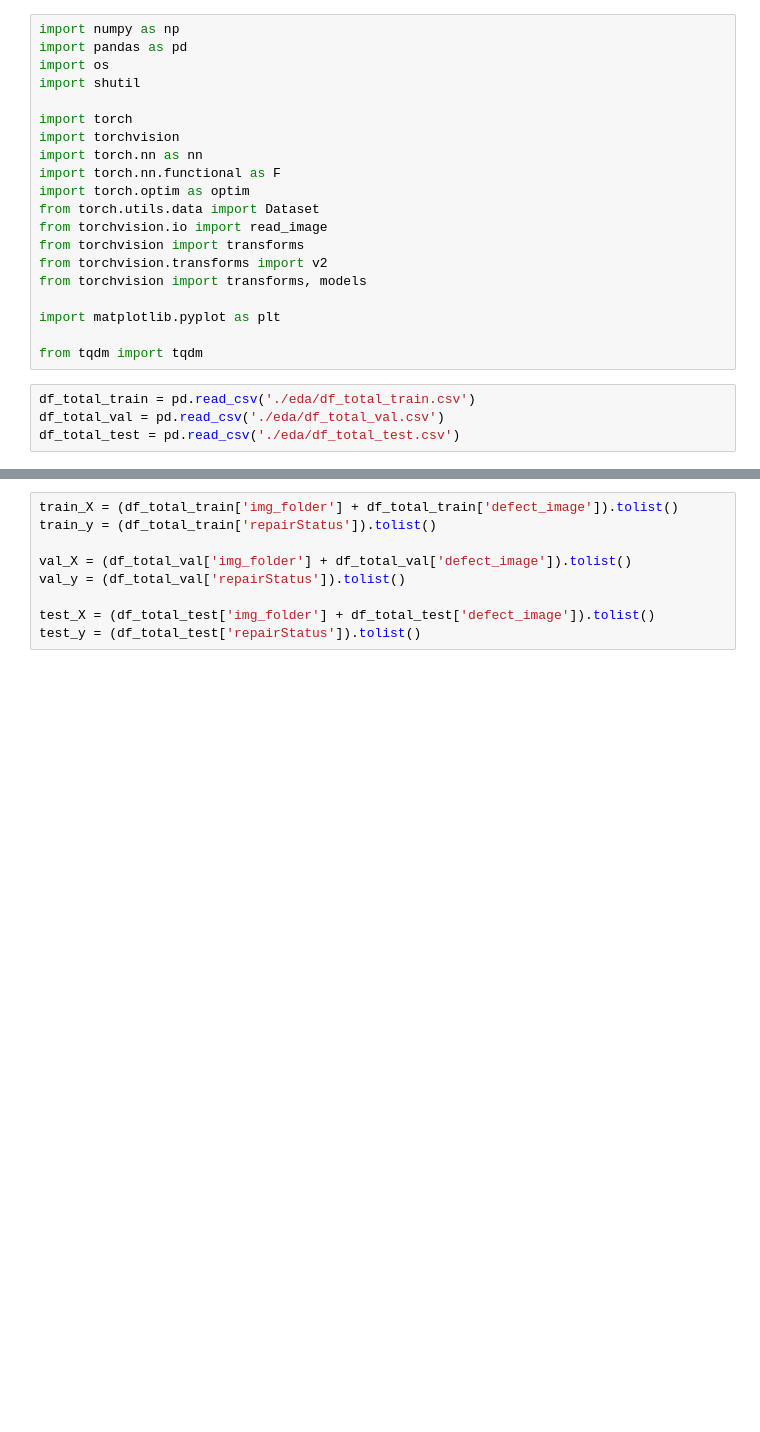
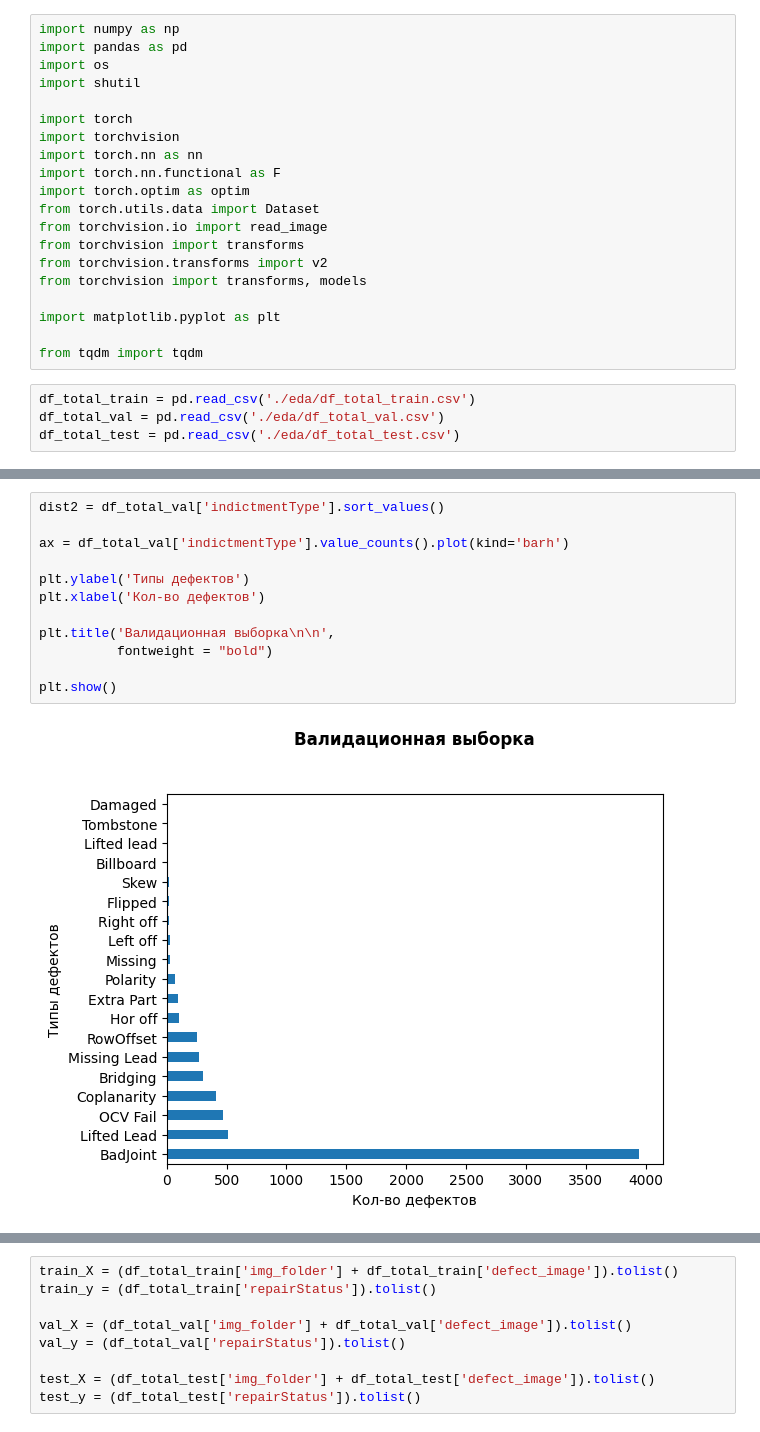
Before and after one commit to ITeaCoffeeSky/ML-services_PCBA, a Jupyter notebook: model/model.ipynb, the cells around one changed output, grey strips where cells are left out. Drawn from its saved outputs; the diff is of its cells as text; blank space fills up the shorter version.

```diff
--- a/model/model.ipynb
+++ b/model/model.ipynb
@@ -24,0 +40,14 @@ df_total_test = pd.read_csv('./eda/df_total_test.csv')
+# %%
+dist2 = df_total_val['indictmentType'].sort_values()
+
+ax = df_total_val['indictmentType'].value_counts().plot(kind='barh')
+
+plt.ylabel('Типы дефектов')
+plt.xlabel('Кол-во дефектов')
+
+plt.title('Валидационная выборка\n\n',
+          fontweight = "bold")
+
+plt.show()
+# %% [output]
+[figure, added]
```
Also changed, not shown: parts of 3 cells of this notebook, 1 other file.
